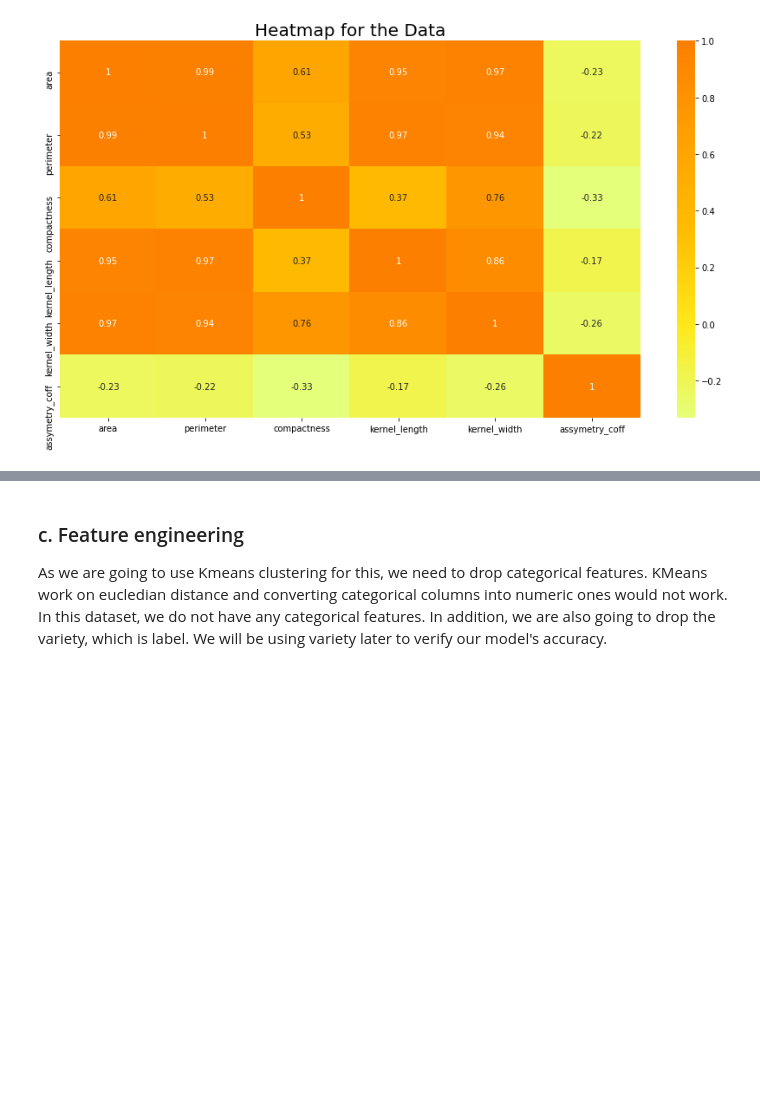
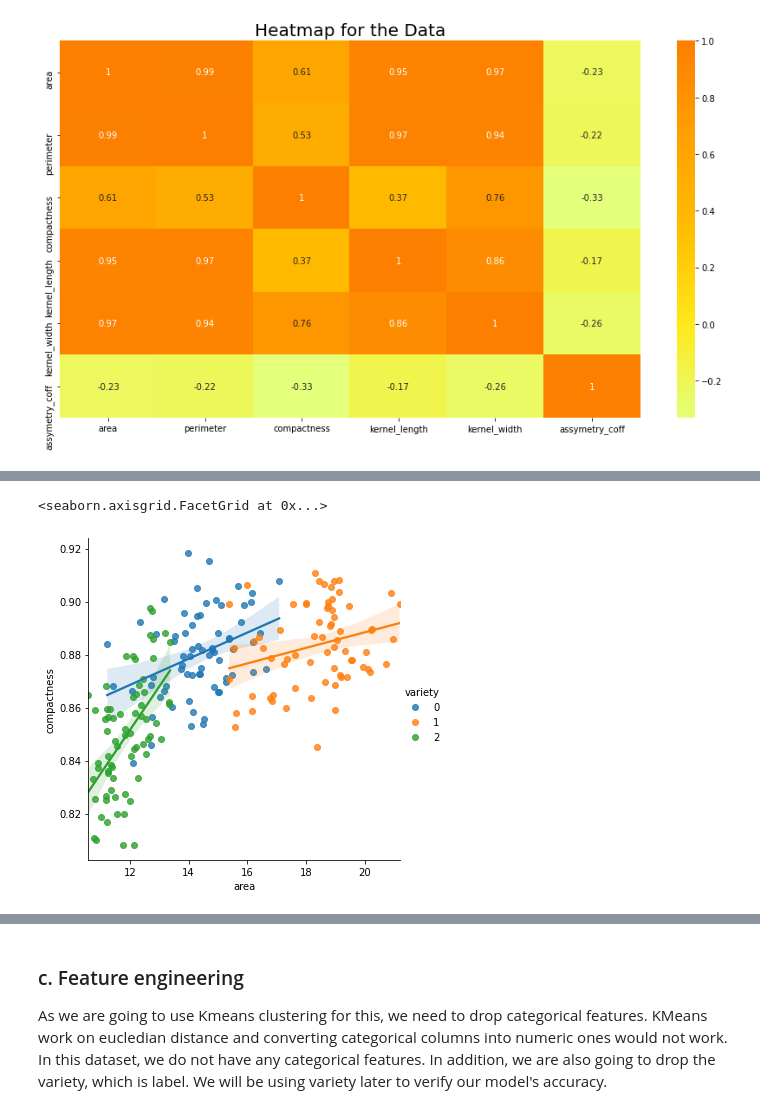
Before and after one commit to nikhilbhide/Machine-Learning, a Jupyter notebook: clustering/wheat_seeds/k_means_clustering.ipynb, the cells around one changed output, grey strips where cells are left out. Drawn from its saved outputs; the diff is of its cells as text; code cells hidden in the pictures; blank space fills up the shorter version.

```diff
--- a/clustering/wheat_seeds/k_means_clustering.ipynb
+++ b/clustering/wheat_seeds/k_means_clustering.ipynb
@@ -125,0 +146,5 @@ plt.show()
+# %%
+sns.lmplot(x="area",y="compactness",data=df,hue="variety")
+# %% [output]
+<seaborn.axisgrid.FacetGrid at 0x...>
+[figure, added]
```
Also changed, not shown: parts of 9 cells of this notebook.
